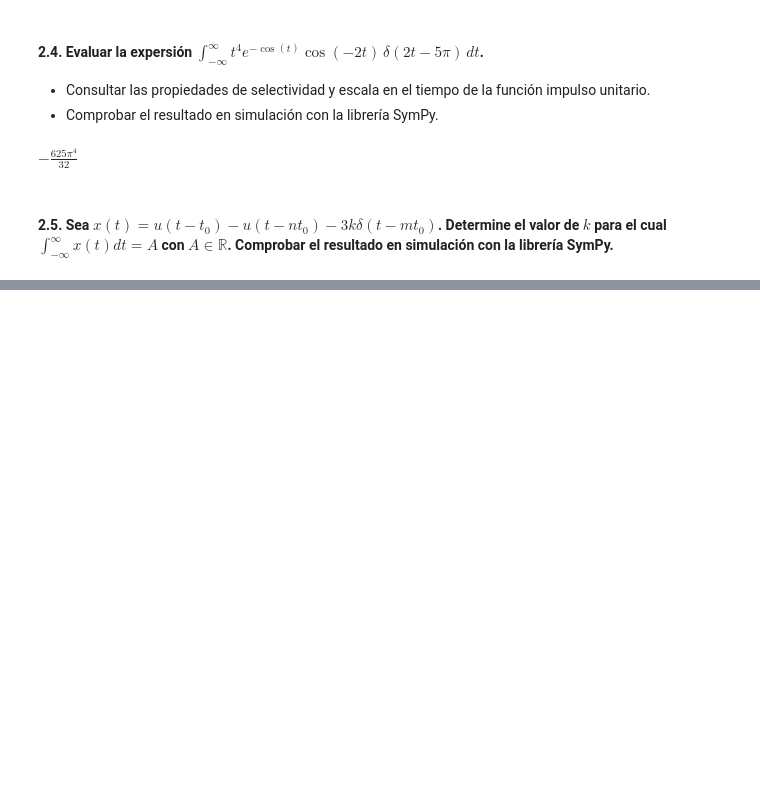
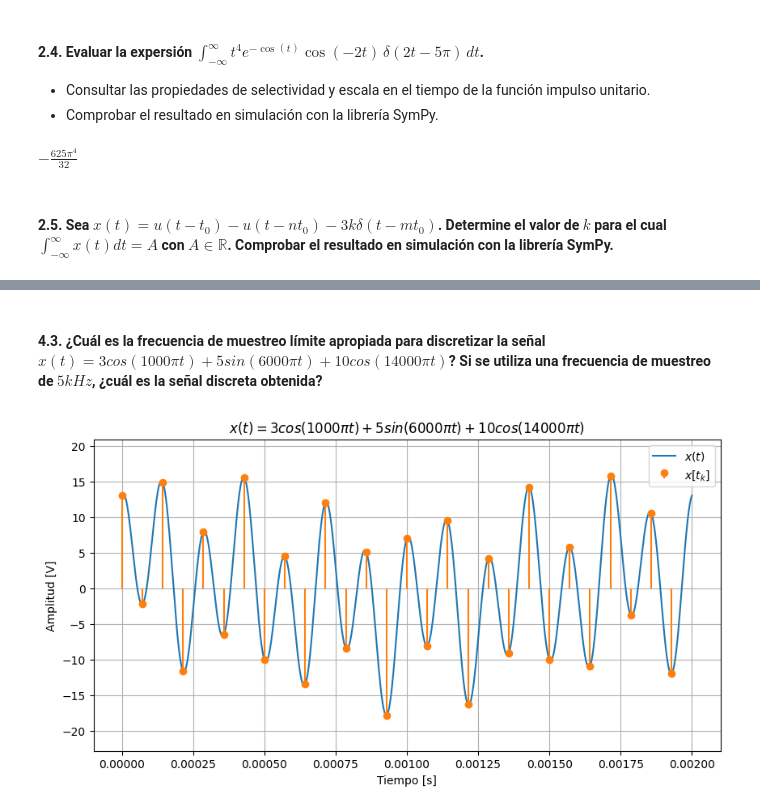
Before and after one commit to AlmondSund/SyS_2025_2, a Jupyter notebook: Taller1_SyS.ipynb, the cells around one changed output, grey strips where cells are left out. Drawn from its saved outputs; the diff is of its cells as text; code cells hidden in the pictures; blank space fills up the shorter version.

```diff
--- a/Taller1_SyS.ipynb
+++ b/Taller1_SyS.ipynb
@@ -655,0 +751,55 @@ x_t = sp.Heaviside(t - t_0) - sp.Heaviside(t - n*t_0) - 3*k*sp.DiracDelta(t - m*
+# %% [markdown]
+#### 4.3. ¿Cuál es la frecuencia de muestreo límite apropiada para discretizar la señal $x(t) = 3cos(1000\pi t) + 5sin(6000\pi t) + 10cos(14000\pi t)$? Si se utiliza una frecuencia de muestreo de $5kHz$, ¿cuál es la señal discreta obtenida?
+# %%
+import numpy as np
+import matplotlib.pyplot as plt
+
+"""
+x(t) es el resultado de la superposición de
+tres señales con los siguientes parámetros:
+"""
+A_1 = 3.0        # Amplitud [V]
+F_1 = 500.0      # Frecuencia [Hz] (1000π rad/s => 500 Hz)
+T_1 = 1.0/F_1    # Periodo [s]
+
+A_2 = 5.0        # Amplitud [V]
+F_2 = 3000.0     # Frecuencia [Hz] (6000π rad/s => 3000 Hz)
+T_2 = 1.0/F_2    # Periodo [s]
+
+A_3 = 10.0       # Amplitud [V]
+F_3 = 7000.0     # Frecuencia [Hz] (14000π rad/s => 7000 Hz)
+T_3 = 1.0/F_3    # Periodo [s]
+
+F_max = max(F_1, F_2, F_3)  # Frecuencia máxima [Hz]
+
+"""Muestreo"""
+# Mínima frecuencia de muestreo según Teorema de Nyquist
+F_s = 2*F_max    # Frecuencia de muestreo [Hz]
+
+# F_s = 5kHz < 2*F_max = 14kHz => No se cumple el Teorema de Nyquist, ocurre aliasing
+# F_s = 5000.0
+
+T_s = 1.0/F_s    # Periodo de muestreo [s]
+
+"""Tiempos [s]"""
+sim_time = max(T_1, T_2, T_3)        # Tiempo de simulación
+t = np.linspace(0, sim_time, 20000)  # Tiempo continuo
+t_k = np.arange(0, sim_time, T_s)    # Tiempo discreto
+
+"""Señal original [V]"""
+x_t = A_1*np.cos(2*np.pi*F_1*t) + A_2*np.sin(2*np.pi*F_2*t) + A_3*np.cos(2*np.pi*F_3*t)         # Señal continua
+x_tk = A_1*np.cos(2*np.pi*F_1*t_k) + A_2*np.sin(2*np.pi*F_2*t_k) + A_3*np.cos(2*np.pi*F_3*t_k)  # Señal muestreada
+
+"""Visualización"""
+plt.figure(figsize=(10, 5))
+plt.plot(t, x_t, label='$x(t)$', color='C0')
+plt.stem(t_k, x_tk, label='$x[t_k]$', linefmt='C1-', markerfmt='C1o', basefmt=" ")
+plt.title('$x(t) = 3cos(1000\\pi t) + 5sin(6000\\pi t) + 10cos(14000\\pi t)$')
+plt.xlabel('Tiempo [s]')
+plt.ylabel('Amplitud [V]')
+plt.ylim(min(x_t)-5, max(x_t)+5)
+plt.grid()
+plt.legend()
+plt.show()
+# %% [output]
+[figure, added]
```
Also changed, not shown: parts of 8 cells of this notebook.
